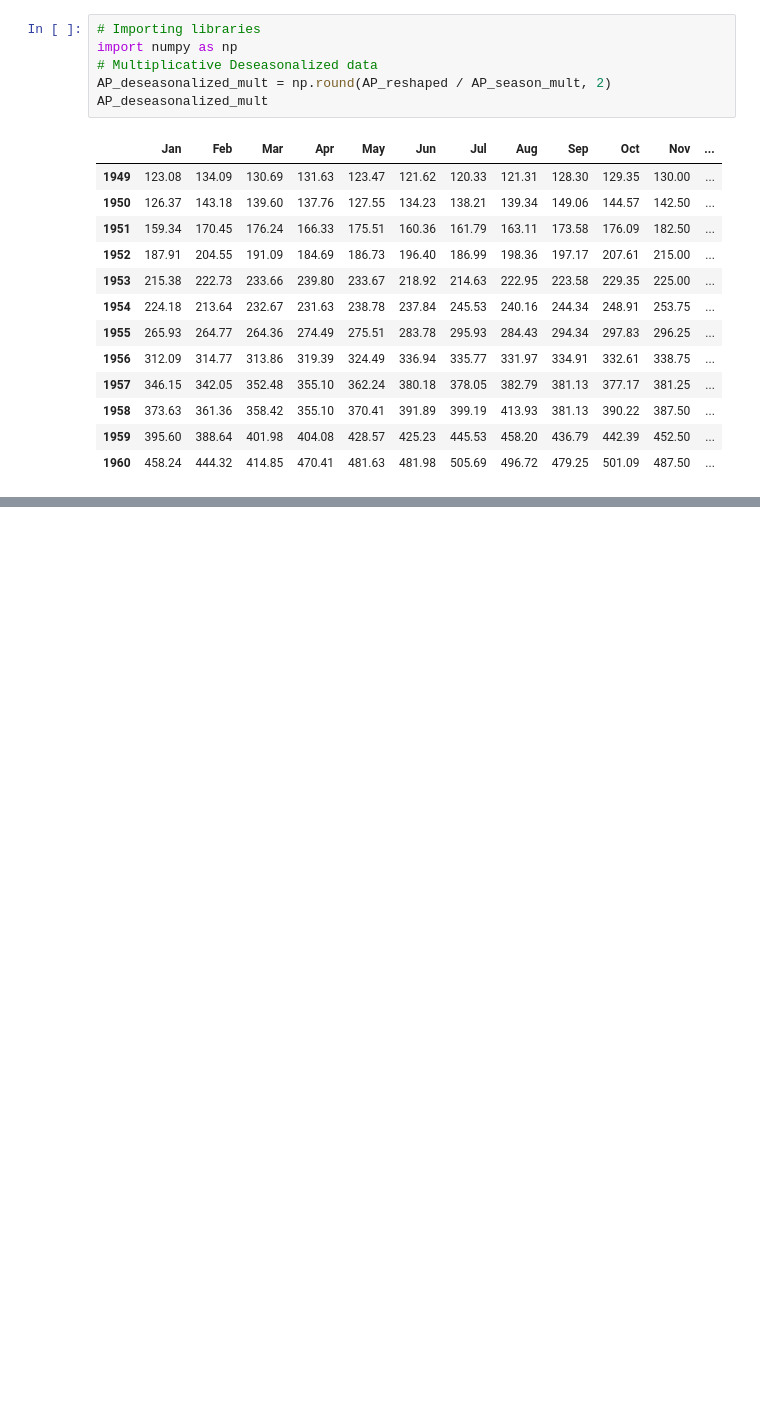
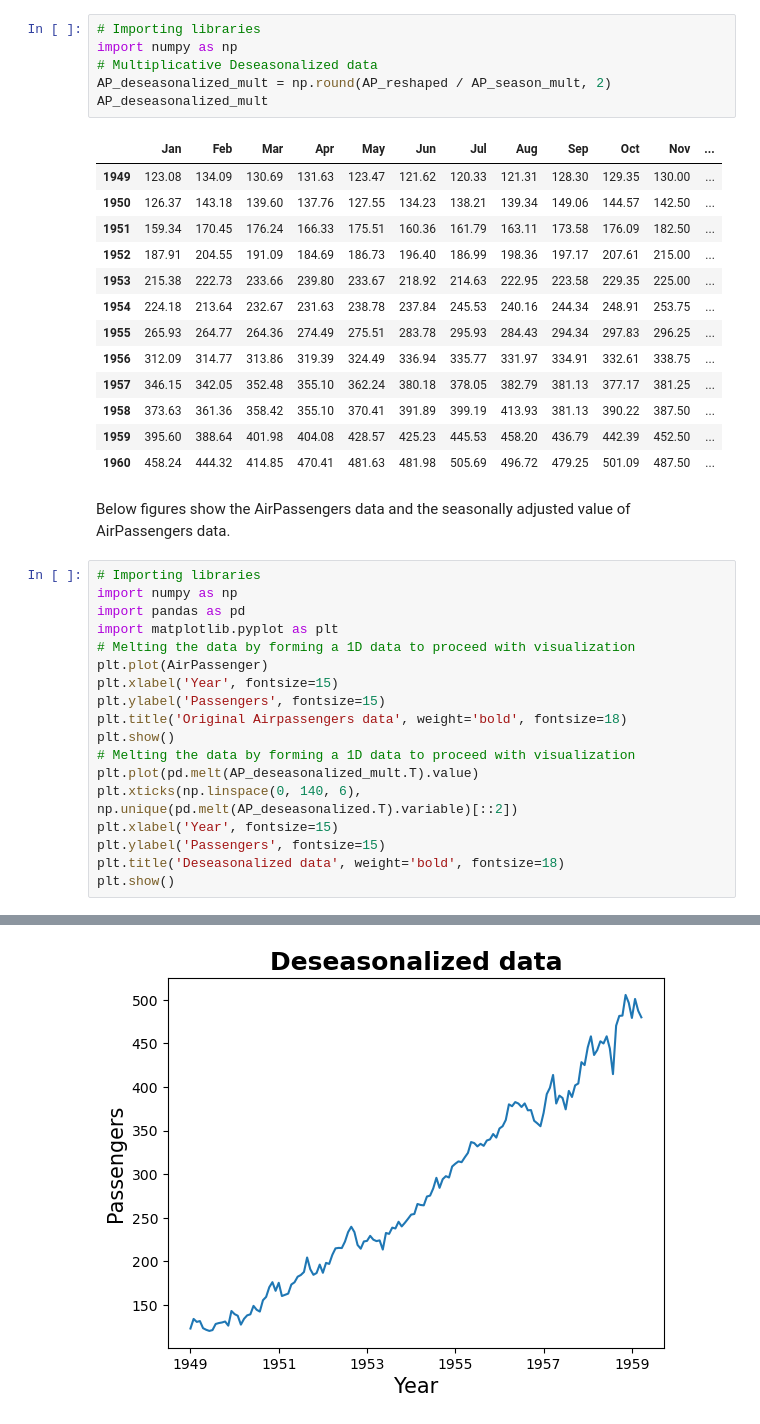
Before and after one commit to AdixSasuke/TimeSeriesAnalysis, a Jupyter notebook: 2.Decomposition_Models.ipynb, the cells around one changed output, grey strips where cells are left out. Drawn from its saved outputs; the diff is of its cells as text; blank space fills up the shorter version.

Commit message:
Deseasonalized data using multiplicative model

```diff
--- a/2.Decomposition_Models.ipynb
+++ b/2.Decomposition_Models.ipynb
@@ -237,3 +237,24 @@ AP_deseasonalized_mult
 | 1958 | 373.63 | 361.36 | 358.42 | 355.10 | 370.41 | 391.89 | 399.19 | 413.93 | 381.13 | 390.22 | 387.50 | ... |
 | 1959 | 395.60 | 388.64 | 401.98 | 404.08 | 428.57 | 425.23 | 445.53 | 458.20 | 436.79 | 442.39 | 452.50 | ... |
 | 1960 | 458.24 | 444.32 | 414.85 | 470.41 | 481.63 | 481.98 | 505.69 | 496.72 | 479.25 | 501.09 | 487.50 | ... |
+# %% [markdown]
+Below figures show the AirPassengers data and the seasonally adjusted value of AirPassengers data.
+# %%
+# Importing libraries
+import numpy as np
+import pandas as pd
+import matplotlib.pyplot as plt
+# Melting the data by forming a 1D data to proceed with visualization
+plt.plot(AirPassenger)
+plt.xlabel('Year', fontsize=15)
+plt.ylabel('Passengers', fontsize=15)
+plt.title('Original Airpassengers data', weight='bold', fontsize=18)
+plt.show()
+# Melting the data by forming a 1D data to proceed with visualization
+plt.plot(pd.melt(AP_deseasonalized_mult.T).value)
+plt.xticks(np.linspace(0, 140, 6), np.unique(pd.melt(AP_deseasonalized.T).variable)[::2])
+plt.xlabel('Year', fontsize=15)
+plt.ylabel('Passengers', fontsize=15)
+plt.title('Deseasonalized data', weight='bold', fontsize=18)
+plt.show()
+# %% [output]
@@ -239,0 +262 @@ AP_deseasonalized_mult
+[figure, added]
```
Also changed, not shown: parts of 1 cell of this notebook.
